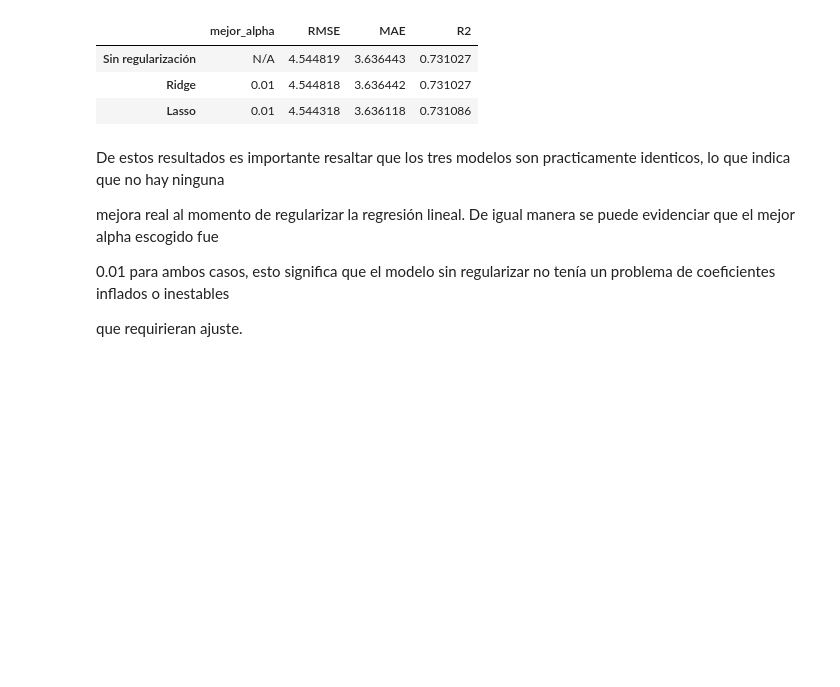
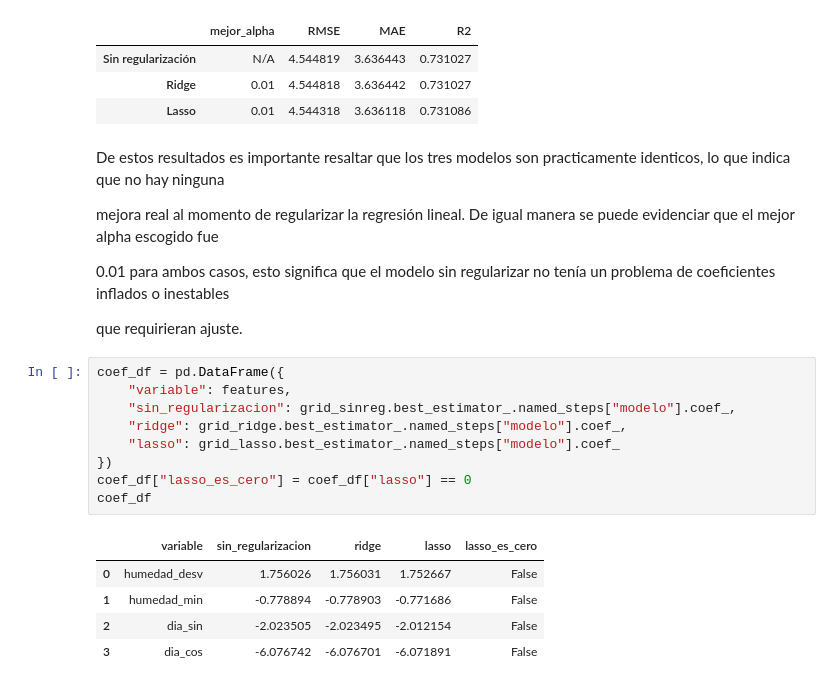
Before and after one commit to DanielGT27-Q/Laboratorio_2_MC, a Jupyter notebook: Laboratorio.ipynb, the cells around one changed output. Drawn from its saved outputs; the diff is of its cells as text; blank space fills up the shorter version.

```diff
--- a/Laboratorio.ipynb
+++ b/Laboratorio.ipynb
@@ -481,3 +481,18 @@ mejora real al momento de regularizar la regresión lineal. De igual manera se p
 0.01 para ambos casos, esto significa que el modelo sin regularizar no tenía un problema de coeficientes inflados o inestables
 
 que requirieran ajuste.
+# %%
+coef_df = pd.DataFrame({
+    "variable": features,
+    "sin_regularizacion": grid_sinreg.best_estimator_.named_steps["modelo"].coef_,
+    "ridge": grid_ridge.best_estimator_.named_steps["modelo"].coef_,
+    "lasso": grid_lasso.best_estimator_.named_steps["modelo"].coef_
+})
+coef_df["lasso_es_cero"] = coef_df["lasso"] == 0
+coef_df
+# %% [output]
+|  | variable | sin_regularizacion | ridge | lasso | lasso_es_cero |
+| 0 | humedad_desv | 1.756026 | 1.756031 | 1.752667 | False |
+| 1 | humedad_min | -0.778894 | -0.778903 | -0.771686 | False |
+| 2 | dia_sin | -2.023505 | -2.023495 | -2.012154 | False |
+| 3 | dia_cos | -6.076742 | -6.076701 | -6.071891 | False |
```
Also changed, not shown: parts of 1 cell of this notebook.
